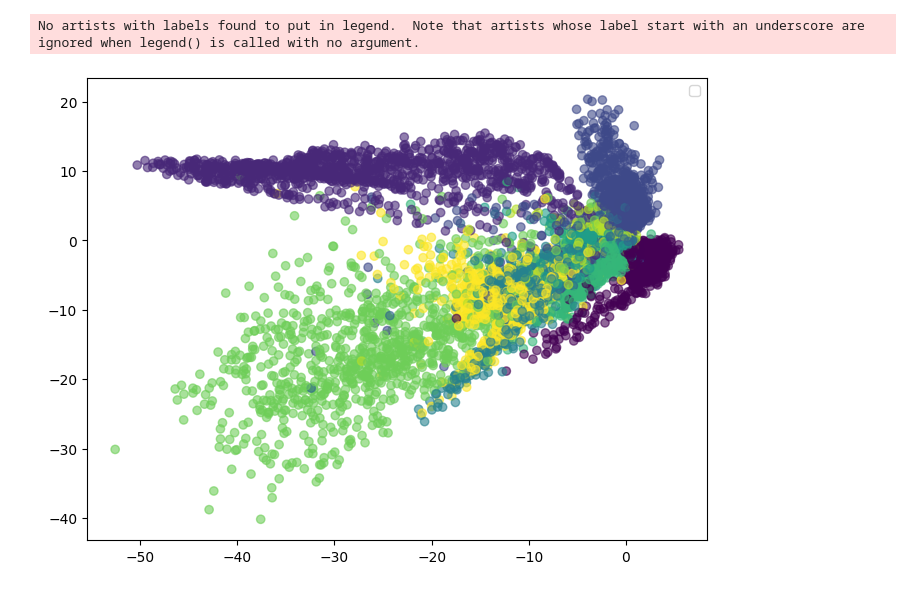
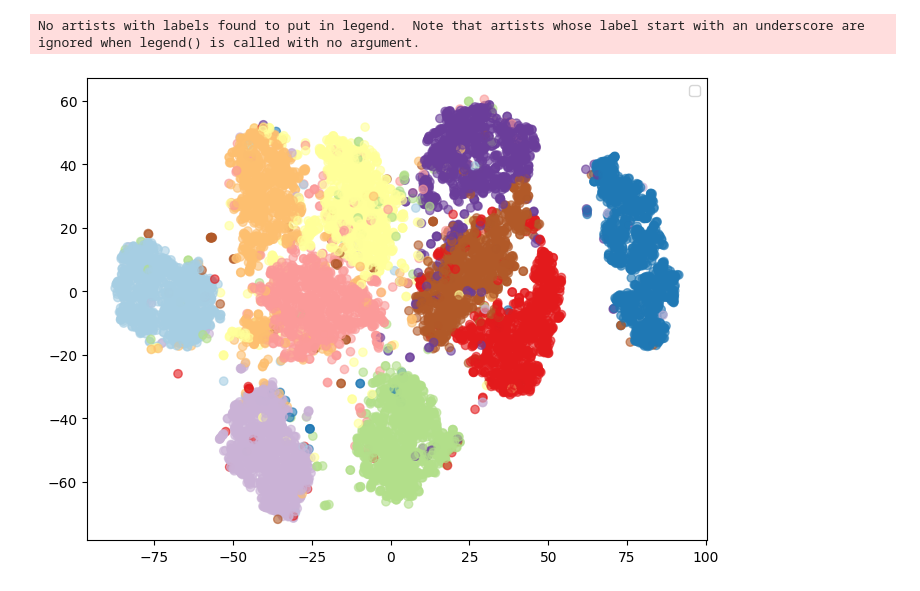
Before and after one commit to debonil/dl-autoencoder, a Jupyter notebook: autoencoder-scratch.ipynb, the cells around one changed output. Saved outputs shown, nothing was run; the diff lists cells and outputs as text; code cells hidden in the pictures.

```diff
--- a/autoencoder-scratch.ipynb
+++ b/autoencoder-scratch.ipynb
@@ -25,8 +28,8 @@ torch.Size([64])
 # %%
 class autoencoder(nn.Module):
     input_size = 784
-    hidden_sizes = [128, 32]
-    output_size = 2
+    hidden_sizes = [256, 32]
+    output_size = 16
     def __init__(self):
         super(autoencoder, self).__init__()
         self.encoder = nn.Sequential(nn.Linear(self.input_size, self.hidden_sizes[0]),
@@ -39,7 +42,7 @@ class autoencoder(nn.Module):
                       nn.Linear(self.hidden_sizes[1], self.hidden_sizes[0]),
                       nn.ReLU(),
                       nn.Linear(self.hidden_sizes[0], self.input_size),
-                      nn.Tanh())
+                      nn.Softmax())
 
     def forward(self, x):
         x = self.encoder(x)
@@ -139,0 +147,21 @@ Training Time (in minutes) = 1.2456420143445333
+# %%
+# To measure embeddings accuracy
+# Using SVM to predict labels from embedings
+train_images = torch.tensor([])
+train_encoded = torch.tensor([])
+train_labels = torch.tensor([])
+
+for imgs, lbls in trainloader:
+        imgs = imgs.view(imgs.shape[0], -1)
+        en = vanila_ae.encoder(imgs)
+        train_encoded=torch.cat((train_encoded,en))
+        train_labels=torch.cat((train_labels,lbls))
+        train_images=torch.cat((train_images,imgs))
+
+print(train_encoded.shape)
+print(train_labels.shape)
+from sklearn.svm import SVC
+clf =  SVC(gamma='auto')
+
+with torch.no_grad():
+        clf.fit(train_encoded,train_labels)
@@ -166,15 +197,17 @@ plt.show()
 # %%
-encoded = torch.tensor([])
-labels = torch.tensor([])
+#preparing test embeddings
+
+test_encoded = torch.tensor([])
+test_labels = torch.tensor([])
 test_images = torch.tensor([])
 
 for imgs, lbls in valloader:
         imgs = imgs.view(imgs.shape[0], -1)
         en = vanila_ae.encoder(imgs)
-        encoded=torch.cat((encoded,en))
-        labels=torch.cat((labels,lbls))
+        test_encoded=torch.cat((test_encoded,en))
+        test_labels=torch.cat((test_labels,lbls))
         test_images=torch.cat((test_images,imgs))
 
-print(encoded.shape)
-print(labels.shape)
+print(test_encoded.shape)
+print(test_labels.shape)
 # %% [output]
@@ -183,13 +267,15 @@ torch.Size([10000])
 # %%
+from sklearn.manifold import TSNE
 
 plt.figure(figsize=(8, 6))
 with torch.no_grad():
-        plt.scatter(encoded[:,0],encoded[:,1], c=labels, alpha = 0.6,marker='o')
+        X_embedded = TSNE(n_components=2, learning_rate='auto',init='random', perplexity=40).fit_transform(test_encoded)
+        plt.scatter(X_embedded[:,0],X_embedded[:,1], c=test_labels,cmap="Paired", alpha = 0.6,marker='o')
 plt.legend()
 plt.show()
 # %% [output]
 No artists with labels found to put in legend.  Note that artists whose label start with an underscore are ignored when legend() is called with no argument.
-[figure, old version]
+[figure, new version]
 # %%
 from time import time
 import numpy as np
```
Also changed, not shown: parts of 16 cells of this notebook.
